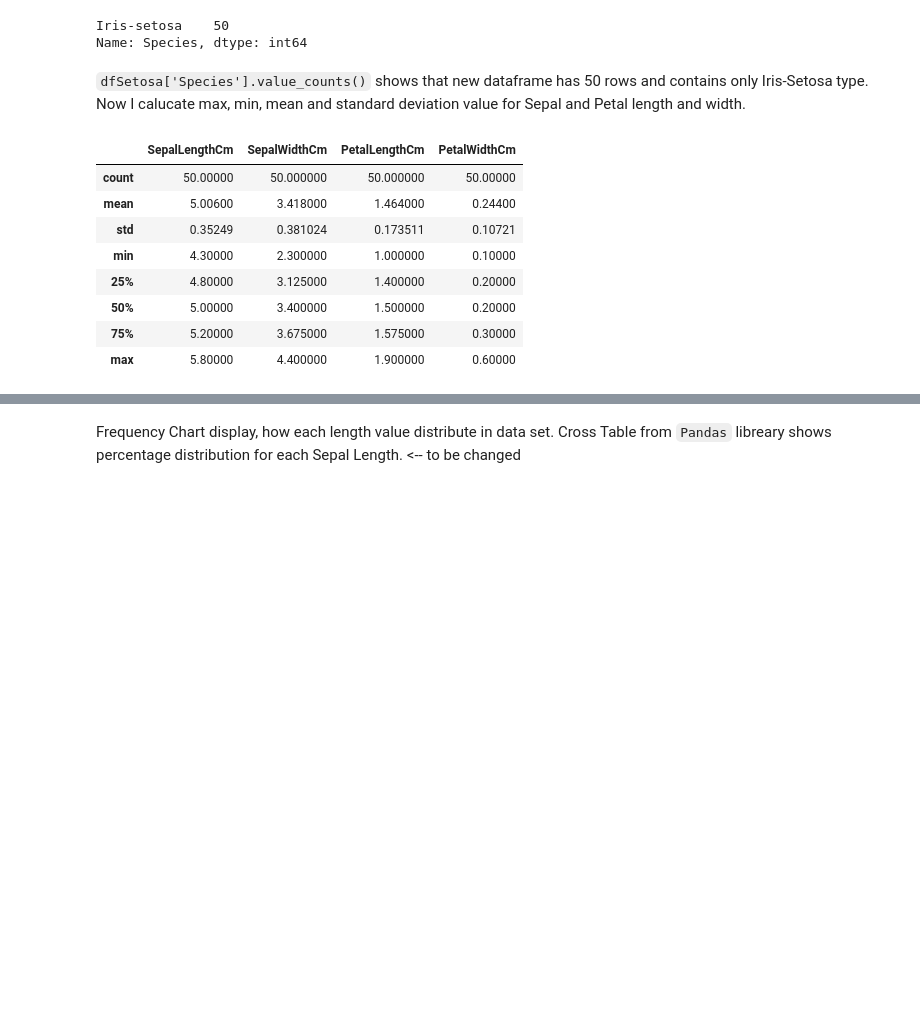
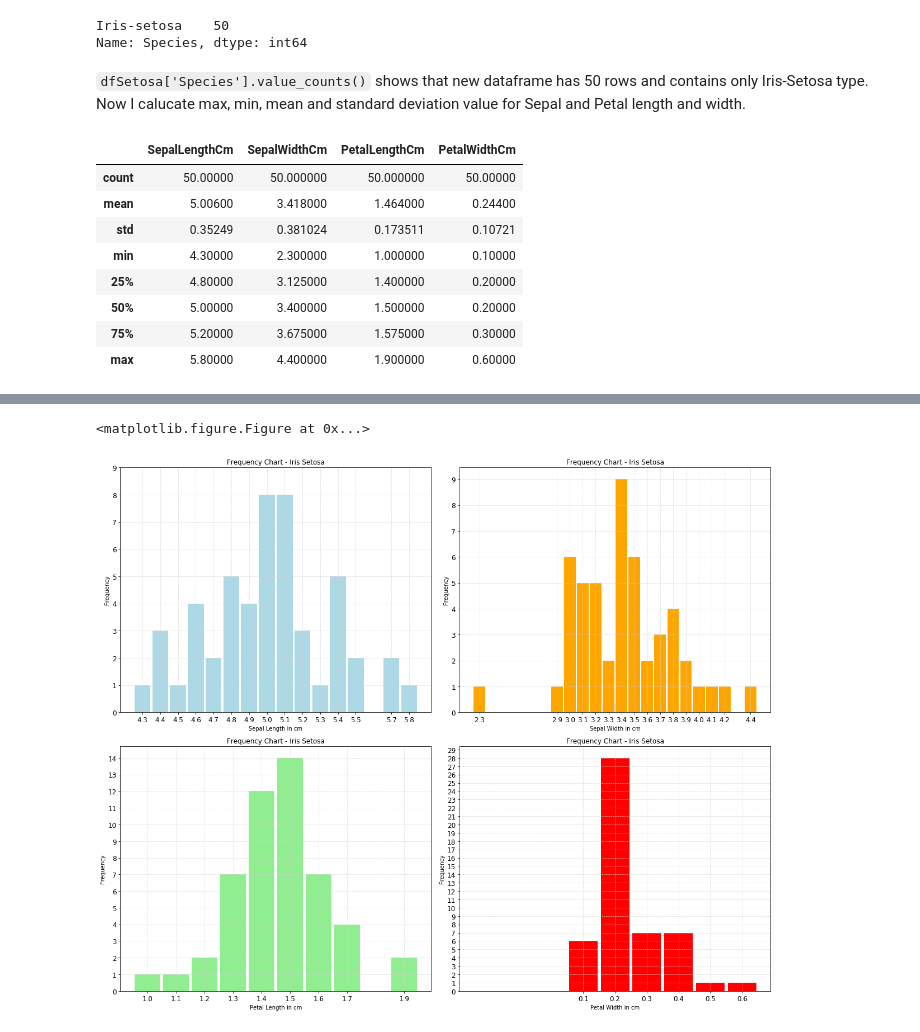
Before and after one commit to Slawak1/pands-project, a Jupyter notebook: IrisProject2019.ipynb, the cells around one changed output, grey strips where cells are left out. Drawn from its saved outputs; the diff is of its cells as text; code cells hidden in the pictures; blank space fills up the shorter version.

Commit message:
histograms added

```diff
--- a/IrisProject2019.ipynb
+++ b/IrisProject2019.ipynb
@@ -157,3 +167,68 @@ plt.ylim(0,9)
-# %% [markdown]
-Frequency Chart display, how each length value distribute in data set.
-Cross Table from `Pandas` libreary shows percentage distribution for each Sepal Length. <-- to be changed
+# %%
+# to plot i used pandas library
+plt.figure()
+
+# Create a figure and a set of subplots with 2 columns and 2 rows.
+fig, ax = plt.subplots(2,2, figsize=(17, 14))
+
+# ax - tell us where is plot, bins to find out, rwidth - bin width,
+dfSetosa['SepalLengthCm'].plot(
+    kind='hist', # what kind of plot: linear, histogram, pie, scatter etc.
+    bins=np.arange(4.25,5.9,0.1), # set bin edges,
+    rwidth=0.9, # width of bin
+    ax=ax[0][0], # shows where to plot
+    xticks=pd.unique(dfSetosa['SepalLengthCm']), # set ticks on x axis, as unique values from SepalLengthCm column
+    color='lightblue', # color of histogram
+    grid=True, # set grid as True
+    yticks=np.arange(0,10,1), # set ticks on y axis in range from 0 to 10 with step 1
+    fontsize=12) # set font size for ticks on x and y axis
+
+dfSetosa['SepalWidthCm'].plot(
+    kind='hist',
+    bins=np.arange(2.25,4.5,0.1),
+    rwidth=0.9,
+    ax=ax[0][1],
+    xticks=pd.unique(dfSetosa['SepalWidthCm']),
+    color='orange',
+    grid=True,
+    yticks=np.arange(0,10,1),
+    fontsize=12)
+
+
+dfSetosa['PetalLengthCm'].plot(
+    kind='hist',
+    bins=np.arange(0.95,2.0,0.1),
+    rwidth=0.9,
+    ax=ax[1][0],
+    xticks=pd.unique(dfSetosa['PetalLengthCm']),
+    color='lightgreen',
+    grid=True,
+    yticks=np.arange(0,15,1),
+    fontsize=12)
+
+dfSetosa['PetalWidthCm'].plot(
+    kind='hist',
+    bins=np.arange(-0.25,0.7,0.1),
+    rwidth=0.9,
+    ax=ax[1][1],
+    xticks=pd.unique(dfSetosa['PetalWidthCm']),
+    color='red',
+    grid=(True),
+    yticks=np.arange(0,30,1),
+    fontsize=12)
+
+ax[0][0].set(title='Frequency Chart - Iris Setosa', xlabel = 'Sepal Length in cm' )
+ax[0][1].set(title='Frequency Chart - Iris Setosa', xlabel = 'Sepal Width in cm')
+ax[1][0].set(title='Frequency Chart - Iris Setosa', xlabel = 'Petal Length in cm')
+ax[1][1].set(title='Frequency Chart - Iris Setosa', xlabel = 'Petal Width in cm' )
+
+ax[0][0].grid(color='lightgrey', linestyle='--', linewidth=0.6)
+ax[0][1].grid(color='lightgrey', linestyle='--', linewidth=0.6)
+ax[1][0].grid(color='lightgrey', linestyle='--', linewidth=0.6)
+ax[1][1].grid(color='lightgrey', linestyle='--', linewidth=0.6)
+
+plt.tight_layout()
+plt.show()
+# %% [output]
+<matplotlib.figure.Figure at 0x...>
+[figure, added]
```
Also changed, not shown: parts of 19 cells of this notebook.
